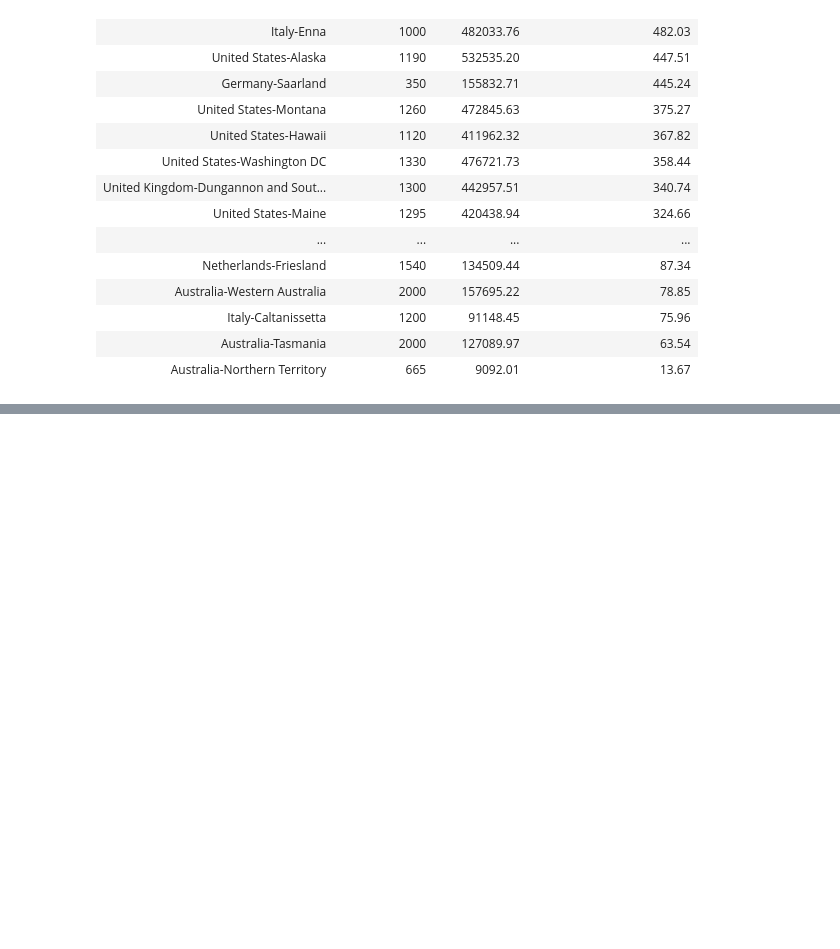
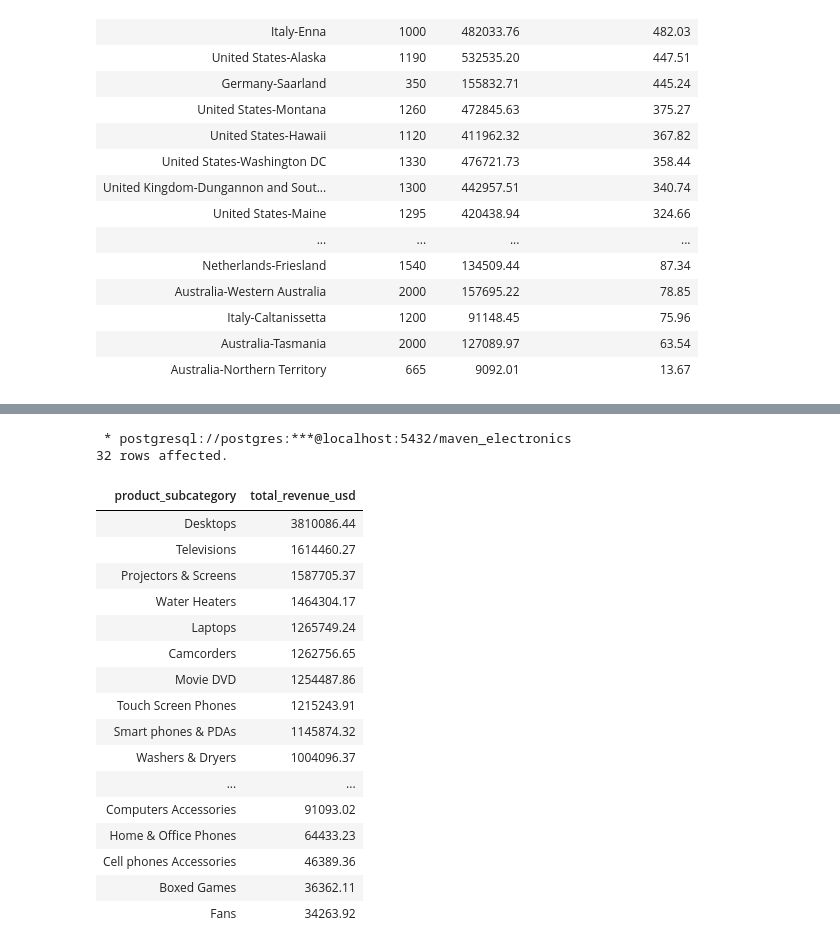
Before and after one commit to Ronald116/Data-Analysis-Projects, a Jupyter notebook: Maven_Global_Electronics_Retailer/global_electronics_retail_analysis.ipynb, the cells around one changed output, grey strips where cells are left out. Saved outputs shown, nothing was run; the diff lists cells and outputs as text; code cells hidden in the pictures; blank space fills up the shorter version.

```diff
--- a/Maven_Global_Electronics_Retailer/global_electronics_retail_analysis.ipynb
+++ b/Maven_Global_Electronics_Retailer/global_electronics_retail_analysis.ipynb
@@ -683,0 +713,37 @@ ORDER BY 4 DESC;
+# %%
+%%sql
+-- Identifying high and low performing product subcategories
+
+SELECT
+    p.subcategory AS product_subcategory,
+    ROUND(
+        SUM(s.quantity * p.unit_price_usd / e.exchange), 2
+    ) AS total_revenue_usd
+FROM
+    sales s
+INNER JOIN products p
+ON s.productkey = p.productkey
+INNER JOIN exchange_rates e
+ON s.currency_code = e.currency AND s.order_date = e.date
+GROUP BY 1
+ORDER BY 2 DESC;
+# %% [output]
+ * postgresql://postgres:***@localhost:5432/maven_electronics
+32 rows affected.
+| product_subcategory | total_revenue_usd |
+| Desktops | 3810086.44 |
+| Televisions | 1614460.27 |
+| Projectors & Screens | 1587705.37 |
+| Water Heaters | 1464304.17 |
+| Laptops | 1265749.24 |
+| Camcorders | 1262756.65 |
+| Movie DVD | 1254487.86 |
+| Touch Screen Phones | 1215243.91 |
+| Smart phones & PDAs | 1145874.32 |
+| Washers & Dryers | 1004096.37 |
+| ... | ... |
+| Computers Accessories | 91093.02 |
+| Home & Office Phones | 64433.23 |
+| Cell phones Accessories | 46389.36 |
+| Boxed Games | 36362.11 |
+| Fans | 34263.92 |
```
Also changed, not shown: parts of 2 cells of this notebook.
